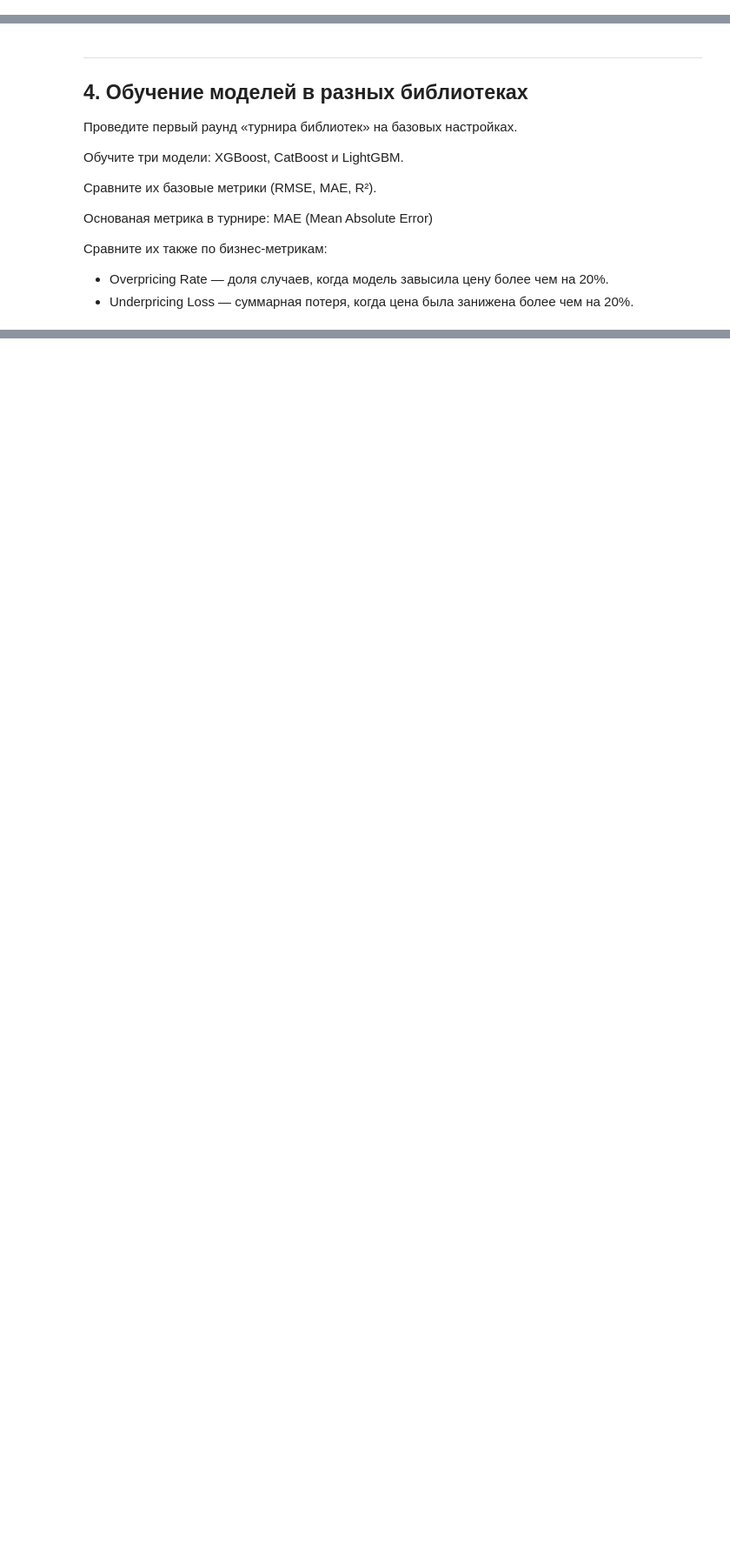
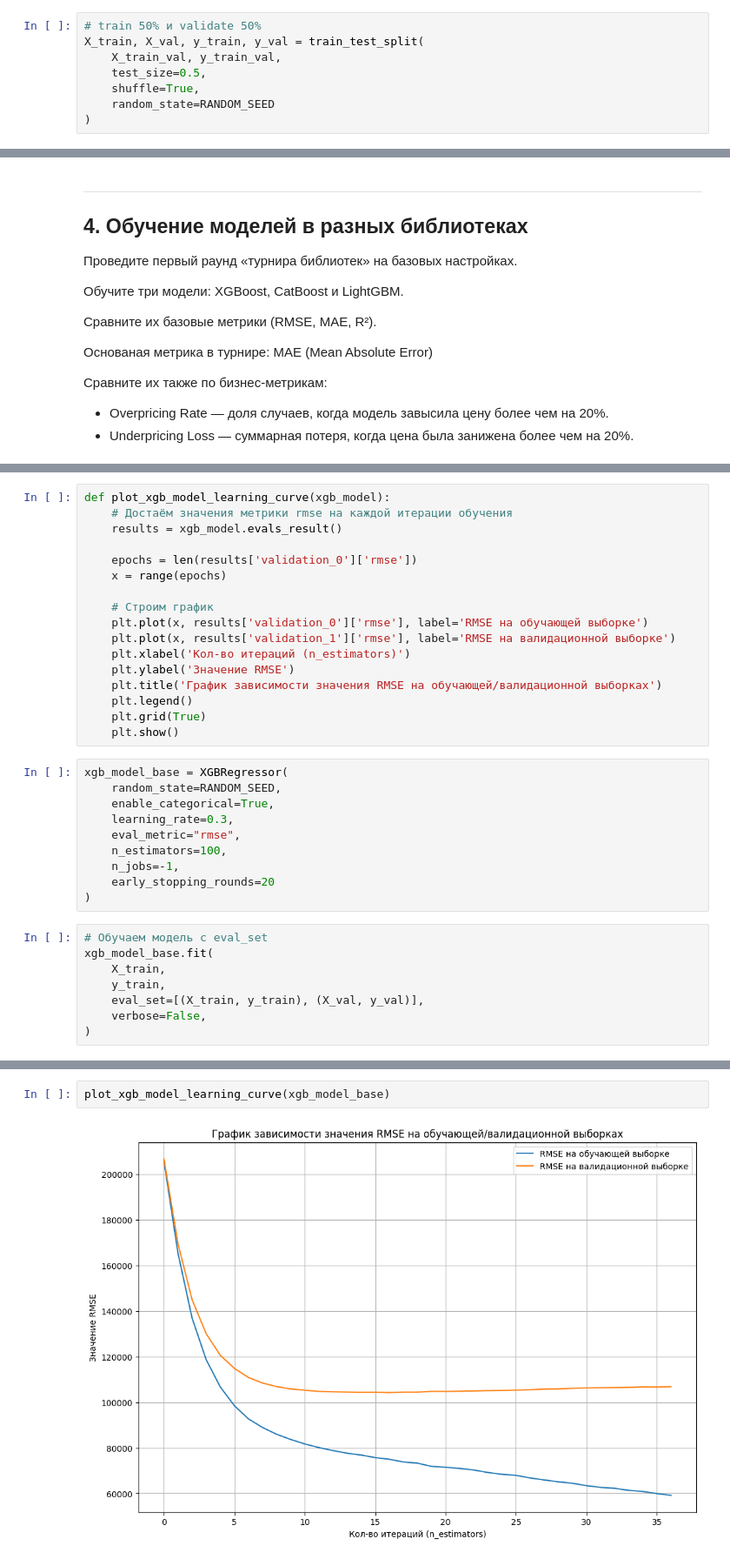
Before and after one commit to Plakhotniuk/practicum_ds, a Jupyter notebook: ml/grad_boosting/project/project.ipynb, the cells around one changed output, grey strips where cells are left out. Shown at 87% size. Saved outputs shown, nothing was run; the diff lists cells and outputs as text; blank space fills up the shorter version.

```diff
--- a/ml/grad_boosting/project/project.ipynb
+++ b/ml/grad_boosting/project/project.ipynb
@@ -522,0 +559,8 @@ Name: price_rub, dtype: float64
+# %%
+# train 50% и validate 50%
+X_train, X_val, y_train, y_val = train_test_split(
+    X_train_val, y_train_val,
+    test_size=0.5,
+    shuffle=True,
+    random_state=RANDOM_SEED
+)
@@ -558,0 +645,35 @@ def calc_business_metrics(y_true, y_pred):
+# %%
+def plot_xgb_model_learning_curve(xgb_model):
+    # Достаём значения метрики rmse на каждой итерации обучения
+    results = xgb_model.evals_result()
+
+    epochs = len(results['validation_0']['rmse'])
+    x = range(epochs)
+
+    # Строим график
+    plt.plot(x, results['validation_0']['rmse'], label='RMSE на обучающей выборке')
+    plt.plot(x, results['validation_1']['rmse'], label='RMSE на валидационной выборке')
+    plt.xlabel('Кол-во итераций (n_estimators)')
+    plt.ylabel('Значение RMSE')
+    plt.title('График зависимости значения RMSE на обучающей/валидационной выборках')
+    plt.legend()
+    plt.grid(True)
+    plt.show()
+# %%
+xgb_model_base = XGBRegressor(
+    random_state=RANDOM_SEED,
+    enable_categorical=True,
+    learning_rate=0.3,
+    eval_metric="rmse",
+    n_estimators=100,
+    n_jobs=-1,
+    early_stopping_rounds=20
+)
+# %%
+# Обучаем модель с eval_set
+xgb_model_base.fit(
+    X_train,
+    y_train,
+    eval_set=[(X_train, y_train), (X_val, y_val)],
+    verbose=False,
+)
@@ -558,0 +692,4 @@ def calc_business_metrics(y_true, y_pred):
+# %%
+plot_xgb_model_learning_curve(xgb_model_base)
+# %% [output]
+[figure, added]
```
Also changed, not shown: parts of 25 cells of this notebook.
